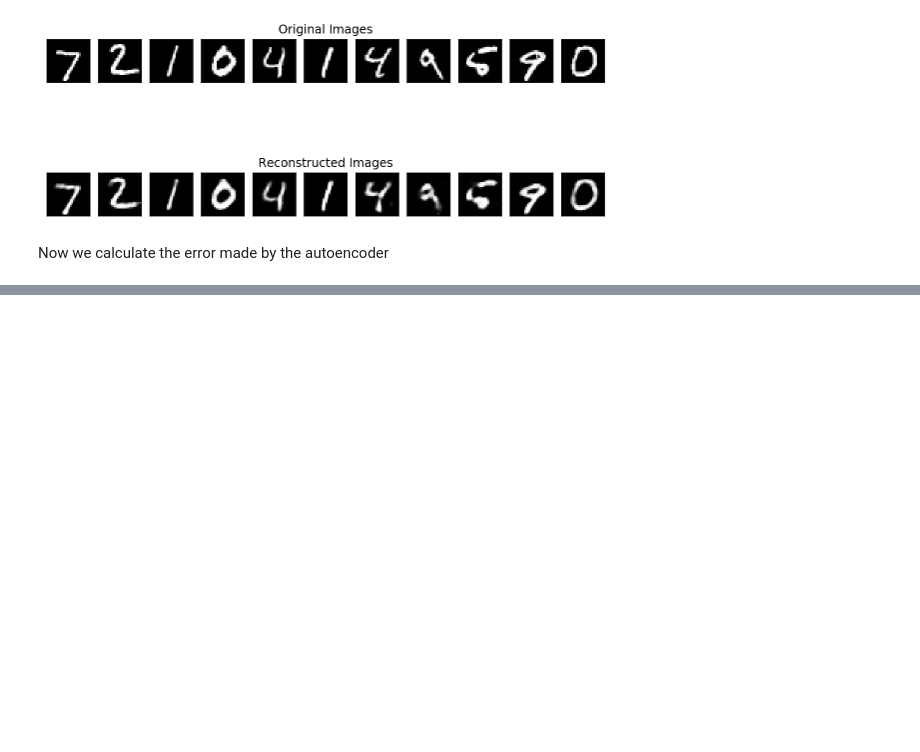
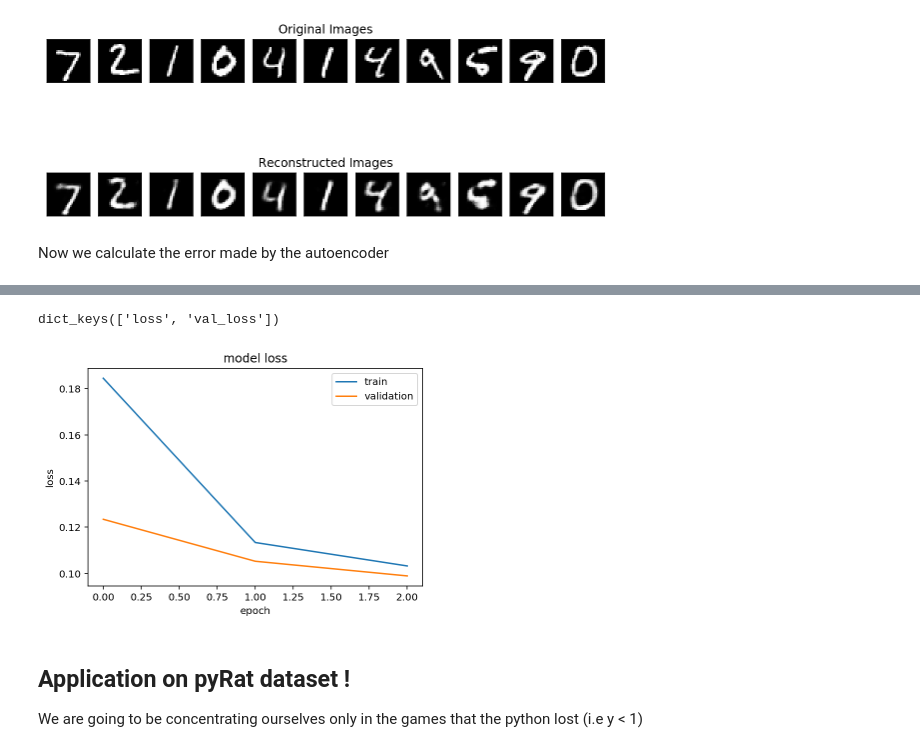
Before and after one commit to lilstipher/IntroToAI, a Jupyter notebook: P2/P2_Auto Encoder.ipynb, the cells around one changed output, grey strips where cells are left out. Drawn from its saved outputs; the diff is of its cells as text; code cells hidden in the pictures; blank space fills up the shorter version.

```diff
--- a/P2/P2_Auto Encoder.ipynb
+++ b/P2/P2_Auto Encoder.ipynb
@@ -84,5 +84,10 @@ output_img = Dense(input_size, activation='sigmoid')(hidden_2)
 
 autoencoder = Model(input_img, output_img)
 autoencoder.compile(optimizer='adam', loss='binary_crossentropy')
-autoencoder.fit(x_train, x_train, epochs=5)
+#encoder
+epochs = 3
+batch_size = 128
+
+history = autoencoder.fit(x_train, x_train, batch_size=batch_size, epochs=epochs, verbose=1, validation_data=(x_test, x_test))
+#history=autoencoder.fit(x_train, x_train, epochs=5)
 # %% [output]
@@ -137,0 +134,16 @@ autoencoder.evaluate(x_test, x_test)
+# %%
+print(history.history.keys())
+
+plt.plot(history.history['loss'])
+plt.plot(history.history['val_loss'])
+plt.title('model loss')
+plt.ylabel('loss')
+plt.xlabel('epoch')
+plt.legend(['train', 'validation'], loc='upper right')
+plt.show()
+# %% [output]
+dict_keys(['loss', 'val_loss'])
+[figure, added]
+# %% [markdown]
+## Application on pyRat dataset !
+We are going to be concentrating ourselves only in the games that the python lost (i.e y < 1)
```
Also changed, not shown: parts of 12 cells of this notebook, 3 other files.
